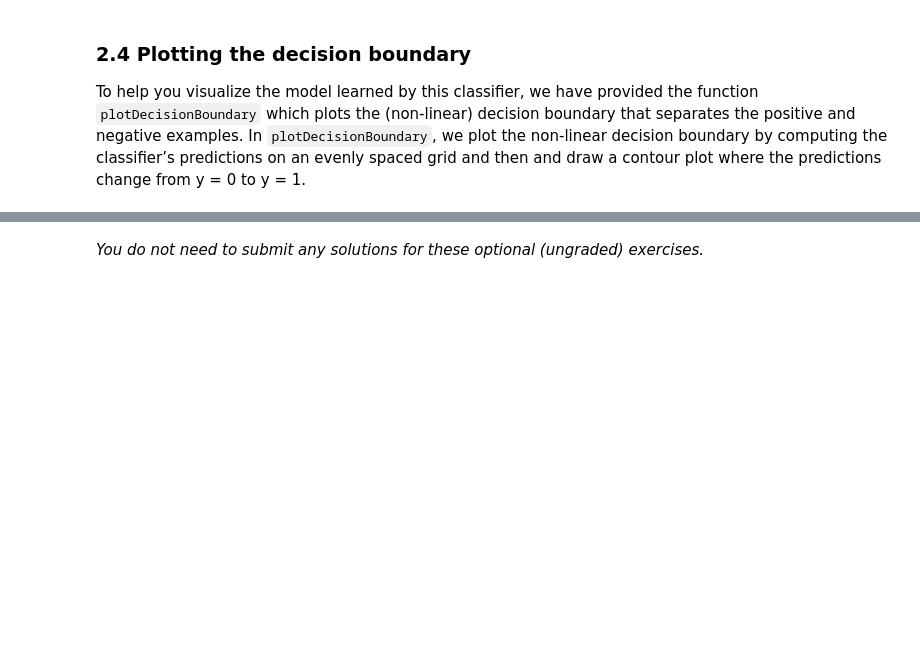
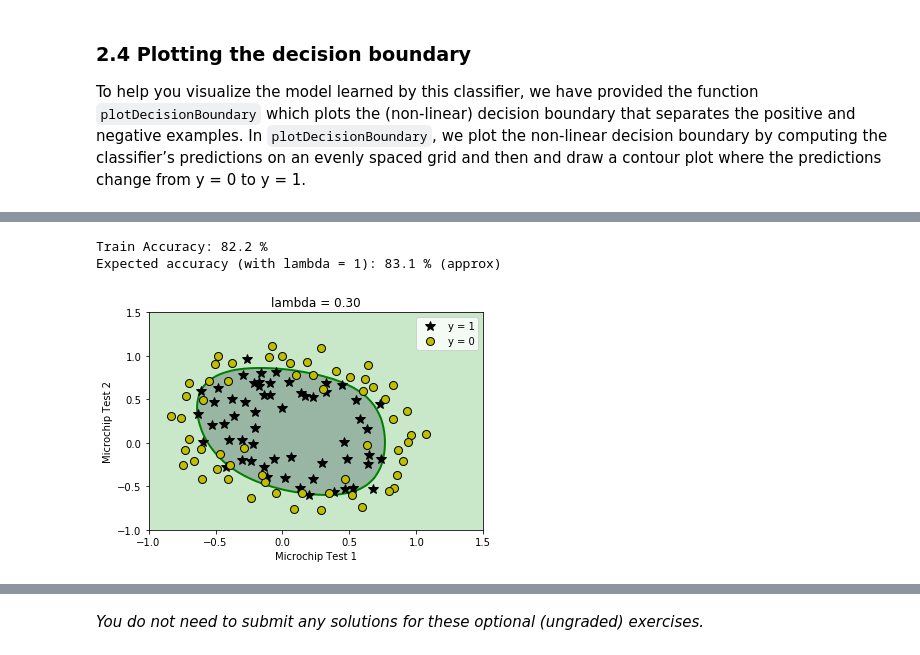
Before and after one commit to indrikwijaya/ml-coursera-python-assignments, a Jupyter notebook: Exercise2/exercise2.ipynb, the cells around one changed output, grey strips where cells are left out. Drawn from its saved outputs; the diff is of its cells as text; code cells hidden in the pictures; blank space fills up the shorter version.

Commit message:
test different values of lambda

```diff
--- a/Exercise2/exercise2.ipynb
+++ b/Exercise2/exercise2.ipynb
@@ -623,7 +623,7 @@ def costFunctionReg(theta, X, y, lambda_):
 
     # ===================== YOUR CODE HERE ======================
     J_lin, grad_lin = costFunction(theta, X, y)
-    J = J_lin + (lambda_/(2*m))*np.sum(theta**2)
+    J = J_lin + (lambda_/(2*m))*np.sum(theta[1:]**2)
 
     grad = grad_lin + (lambda_/m)*theta
     grad[0] = grad_lin[0]
@@ -729,36 +743,40 @@ With a larger $\lambda$, you should see a plot that shows an simpler decision bo
 # %%
 # Initialize fitting parameters
 initial_theta = np.zeros(X.shape[1])
 
 # Set regularization parameter lambda to 1 (you should vary this)
-lambda_ = 1
+lambda_ = 0.3
 
 # set options for optimize.minimize
 options= {'maxiter': 100}
 
 res = optimize.minimize(costFunctionReg,
                         initial_theta,
                         (X, y, lambda_),
                         jac=True,
                         method='TNC',
                         options=options)
 
 # the fun property of OptimizeResult object returns
 # the value of costFunction at optimized theta
 cost = res.fun
 
 # the optimized theta is in the x property of the result
 theta = res.x
 
 utils.plotDecisionBoundary(plotData, theta, X, y)
-pyplot.xlabel('Microchip Test 1')
-pyplot.ylabel('Microchip Test 2')
-pyplot.legend(['y = 1', 'y = 0'])
-pyplot.grid(False)
-pyplot.title('lambda = %0.2f' % lambda_)
+plt.xlabel('Microchip Test 1')
+plt.ylabel('Microchip Test 2')
+plt.legend(['y = 1', 'y = 0'])
+plt.grid(False)
+plt.title('lambda = %0.2f' % lambda_)
 
 # Compute accuracy on our training set
 p = predict(theta, X)
 
 print('Train Accuracy: %.1f %%' % (np.mean(p == y) * 100))
 print('Expected accuracy (with lambda = 1): 83.1 % (approx)\n')
+# %% [output]
+Train Accuracy: 82.2 %
+Expected accuracy (with lambda = 1): 83.1 % (approx)
+[figure, added]
```
Also changed, not shown: parts of 3 cells of this notebook.
